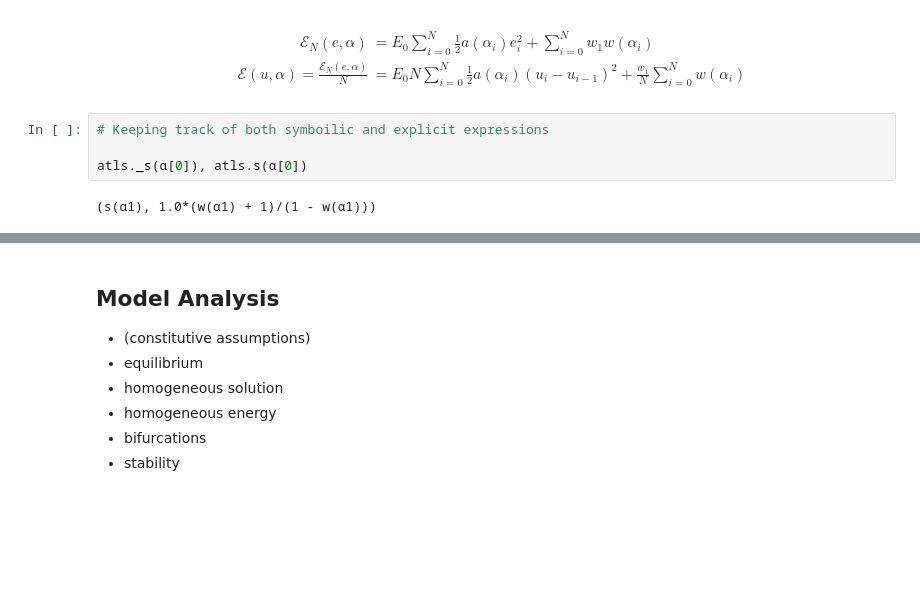
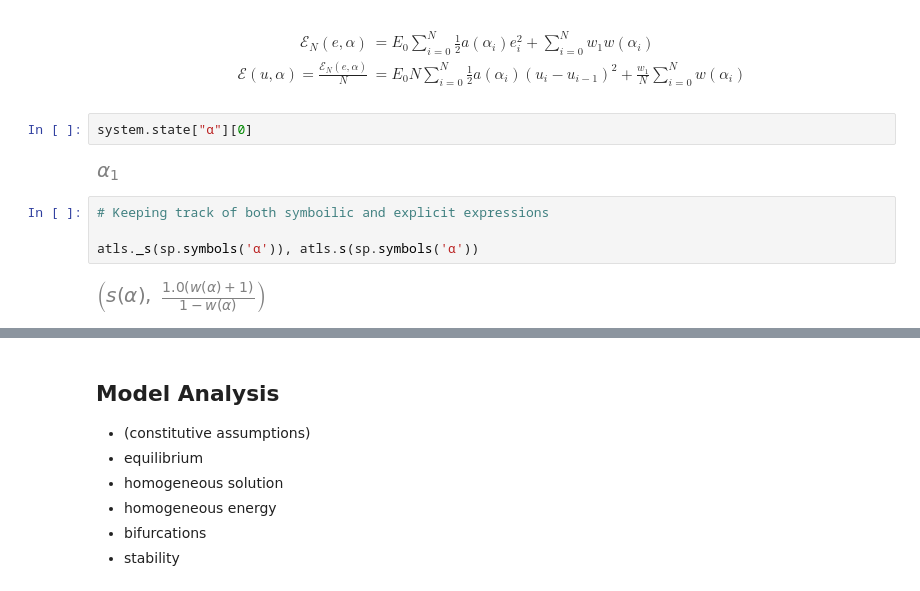
Before and after one commit to kumiori/indiscrete, a Jupyter notebook: playground/discrete-bar-symbolic.ipynb, the cells around one changed output, grey strips where cells are left out. Saved outputs shown, nothing was run; the diff lists cells and outputs as text; blank space fills up the shorter version.

```diff
--- a/playground/discrete-bar-symbolic.ipynb
+++ b/playground/discrete-bar-symbolic.ipynb
@@ -393,12 +391,16 @@ $$
 {\mathcal E} (u, \alpha) = \frac{\mathcal E_N (e, \alpha)}{N} &=  E_0 N\sum_{i=0}^N \frac{1}{2}  a(\alpha_i)  (u_i-u_{i-1})^2  + \frac{w_1}{N} \sum_{i=0}^N w(\alpha_i)
 \end{aligned}
 $$
+# %%
+system.state["α"][0]
+# %% [output]
+[figure, added]
 # %%
 # Keeping track of both symboilic and explicit expressions
 
-atls._s(α[0]), atls.s(α[0])
+atls._s(sp.symbols('α')), atls.s(sp.symbols('α'))
 # %% [output]
-(s(α1), 1.0*(w(α1) + 1)/(1 - w(α1)))
+[figure, added]
 # %%
 atls.energy(system.state).factor()
 # %% [output]
```
Also changed, not shown: parts of 28 cells of this notebook.
